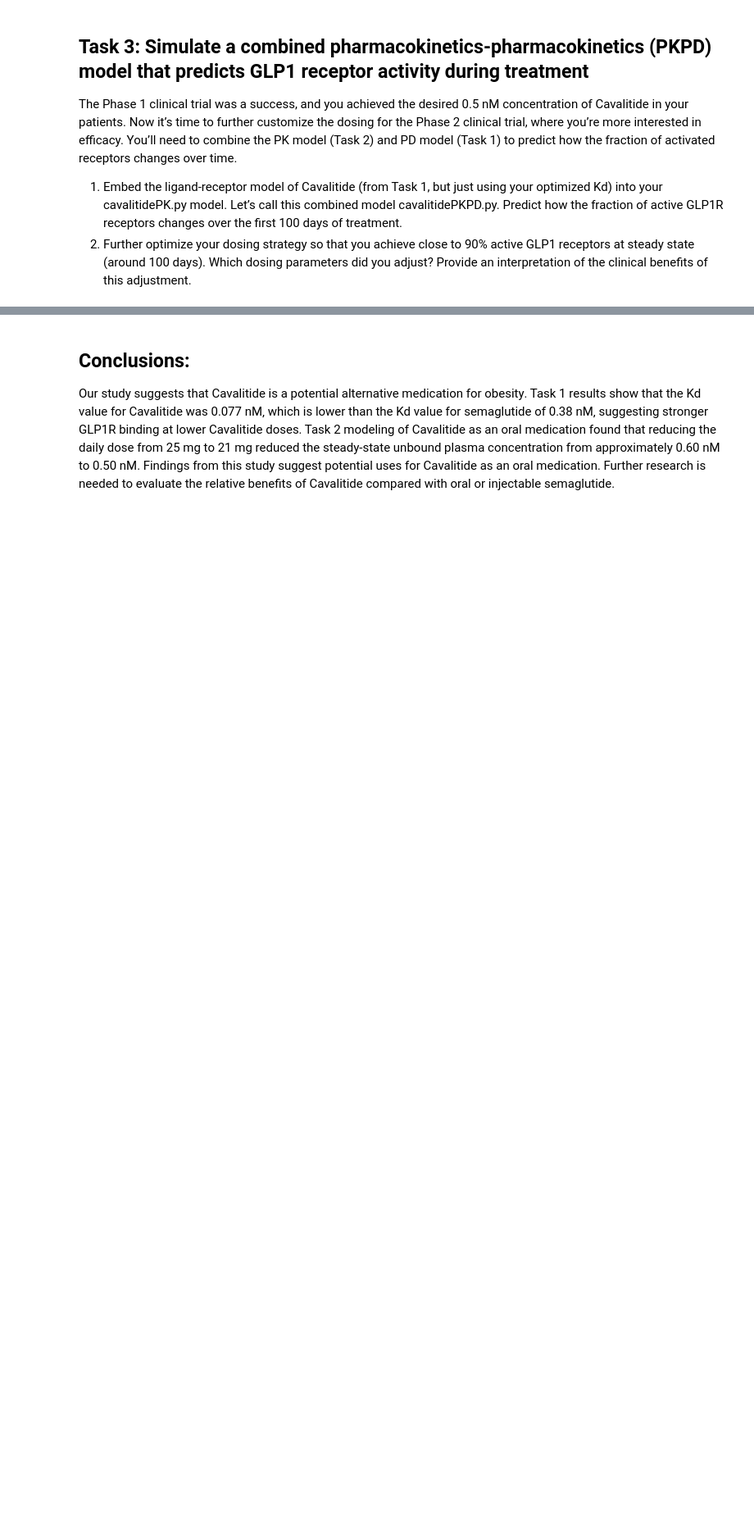
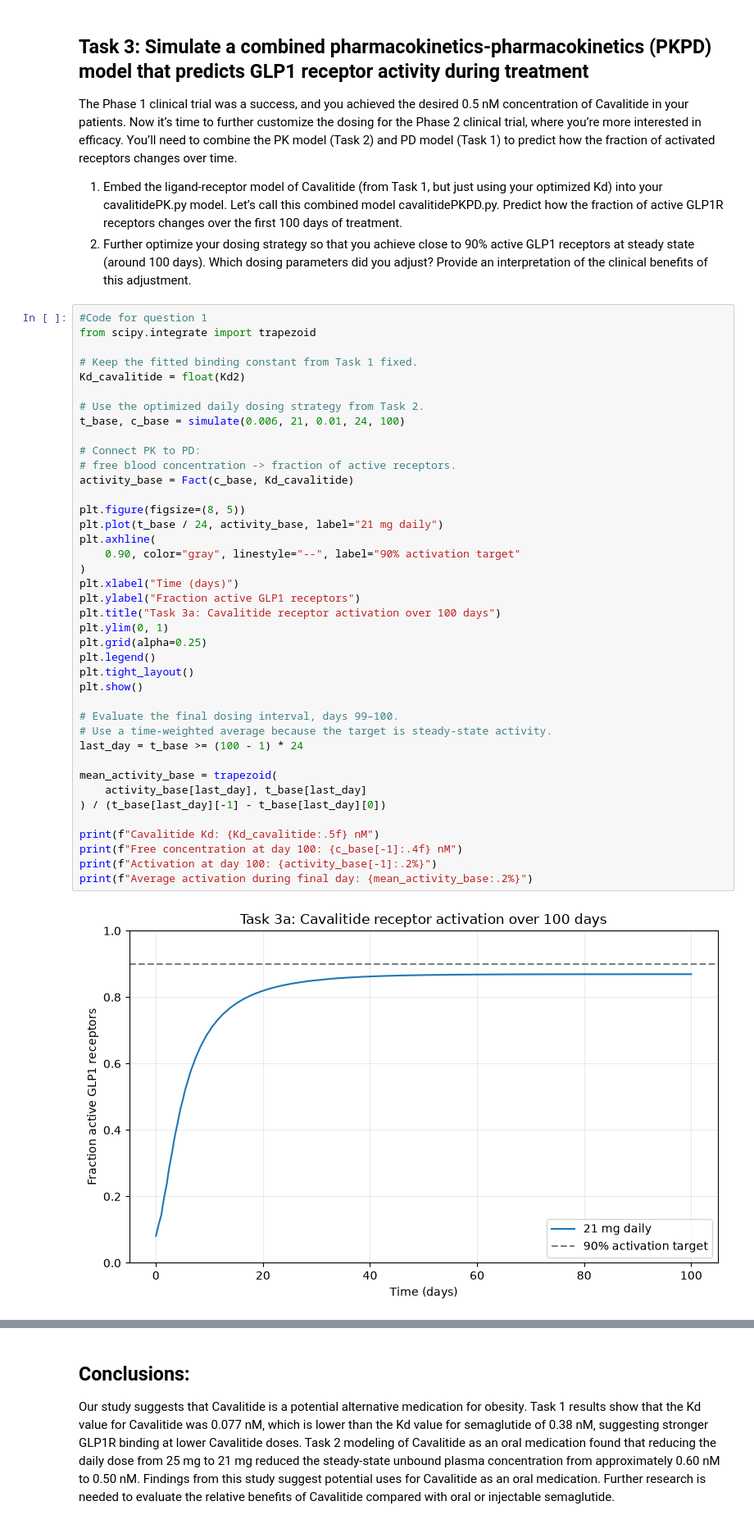
Before and after one commit to ahemdhira-arch/BME2315-Module3, a Jupyter notebook: Module3_Project_Template.ipynb, the cells around one changed output, grey strips where cells are left out. Shown at 82% size. Drawn from its saved outputs; the diff is of its cells as text; blank space fills up the shorter version.

```diff
--- a/Module3_Project_Template.ipynb
+++ b/Module3_Project_Template.ipynb
@@ -190,3 +190,45 @@ The Phase 1 clinical trial was a success, and you achieved the desired 0.5 nM co
 
 1. Embed the ligand-receptor model of Cavalitide (from Task 1, but just using your optimized Kd) into your cavalitidePK.py model. Let’s call this combined model cavalitidePKPD.py. Predict how the fraction of active GLP1R receptors changes over the first 100 days of treatment.
 2. Further optimize your dosing strategy so that you achieve close to 90% active GLP1 receptors at steady state (around 100 days).  Which dosing parameters did you adjust? Provide an interpretation of the clinical benefits of this adjustment.
+# %%
+#Code for question 1
+from scipy.integrate import trapezoid
+
+# Keep the fitted binding constant from Task 1 fixed.
+Kd_cavalitide = float(Kd2)
+
+# Use the optimized daily dosing strategy from Task 2.
+t_base, c_base = simulate(0.006, 21, 0.01, 24, 100)
+
+# Connect PK to PD:
+# free blood concentration -> fraction of active receptors.
+activity_base = Fact(c_base, Kd_cavalitide)
+
+plt.figure(figsize=(8, 5))
+plt.plot(t_base / 24, activity_base, label="21 mg daily")
+plt.axhline(
+    0.90, color="gray", linestyle="--", label="90% activation target"
+)
+plt.xlabel("Time (days)")
+plt.ylabel("Fraction active GLP1 receptors")
+plt.title("Task 3a: Cavalitide receptor activation over 100 days")
+plt.ylim(0, 1)
+plt.grid(alpha=0.25)
+plt.legend()
+plt.tight_layout()
+plt.show()
+
+# Evaluate the final dosing interval, days 99–100.
+# Use a time-weighted average because the target is steady-state activity.
+last_day = t_base >= (100 - 1) * 24
+
+mean_activity_base = trapezoid(
+    activity_base[last_day], t_base[last_day]
+) / (t_base[last_day][-1] - t_base[last_day][0])
+
+print(f"Cavalitide Kd: {Kd_cavalitide:.5f} nM")
+print(f"Free concentration at day 100: {c_base[-1]:.4f} nM")
+print(f"Activation at day 100: {activity_base[-1]:.2%}")
+print(f"Average activation during final day: {mean_activity_base:.2%}")
+# %% [output]
+[figure, added]
```
Also changed, not shown: parts of 4 cells of this notebook.
